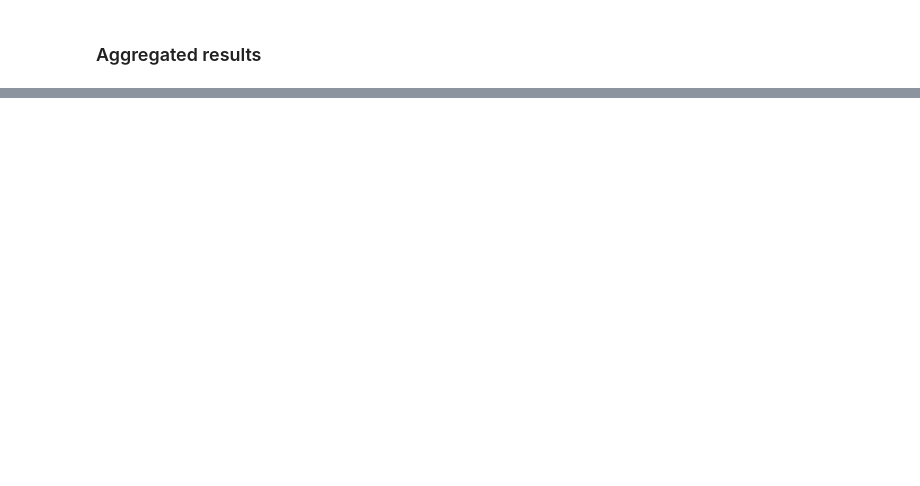
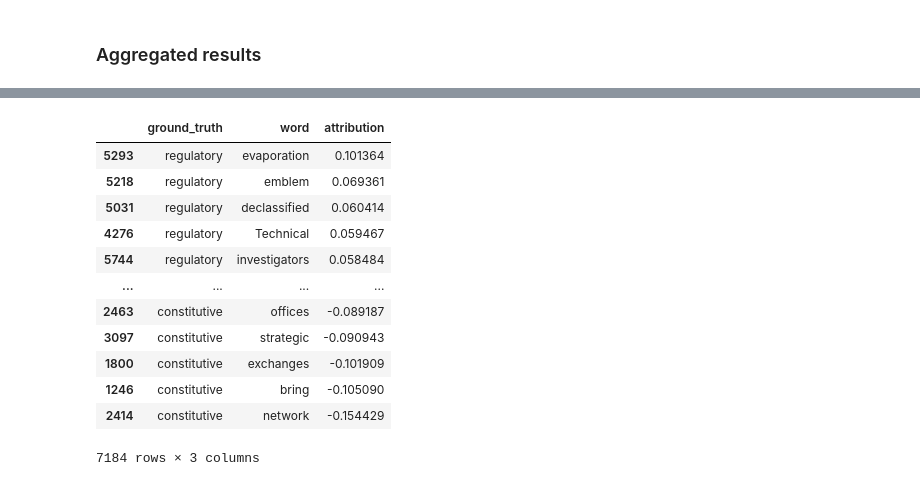
Before and after one commit to nature-of-eu-rules/regulatory-statement-classification, a Jupyter notebook: visualize_precompeted_xai.ipynb, the cells around one changed output, grey strips where cells are left out. Saved outputs shown, nothing was run; the diff lists cells and outputs as text; code cells hidden in the pictures; blank space fills up the shorter version.

```diff
--- a/visualize_precompeted_xai.ipynb
+++ b/visualize_precompeted_xai.ipynb
@@ -151,0 +275,16 @@ token_infos.groupby('token').mean()
+# %%
+mean_agg_g
+# %% [output]
+|  | ground_truth | word | attribution |
+| 5293 | regulatory | evaporation | 0.101364 |
+| 5218 | regulatory | emblem | 0.069361 |
+| 5031 | regulatory | declassified | 0.060414 |
+| 4276 | regulatory | Technical | 0.059467 |
+| 5744 | regulatory | investigators | 0.058484 |
+| ... | ... | ... | ... |
+| 2463 | constitutive | offices | -0.089187 |
+| 3097 | constitutive | strategic | -0.090943 |
+| 1800 | constitutive | exchanges | -0.101909 |
+| 1246 | constitutive | bring | -0.105090 |
+| 2414 | constitutive | network | -0.154429 |
+7184 rows × 3 columns
```
Also changed, not shown: parts of 30 cells of this notebook, 6 other files.
